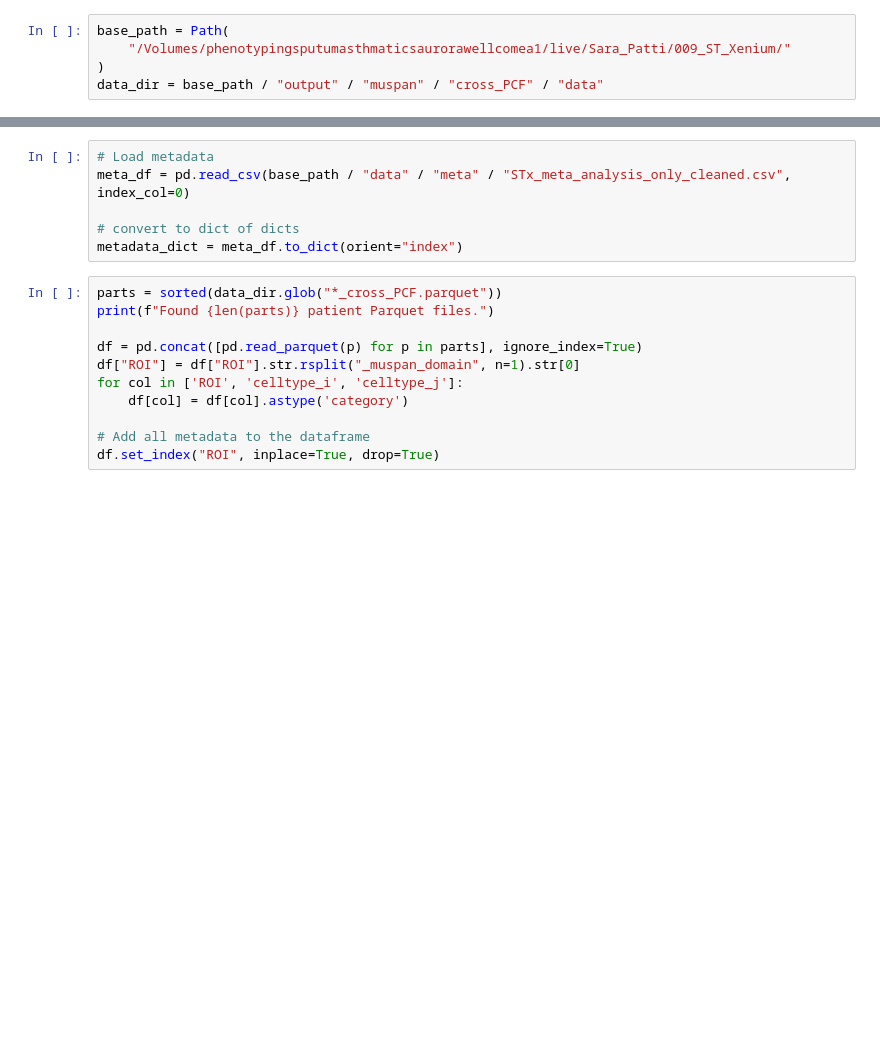
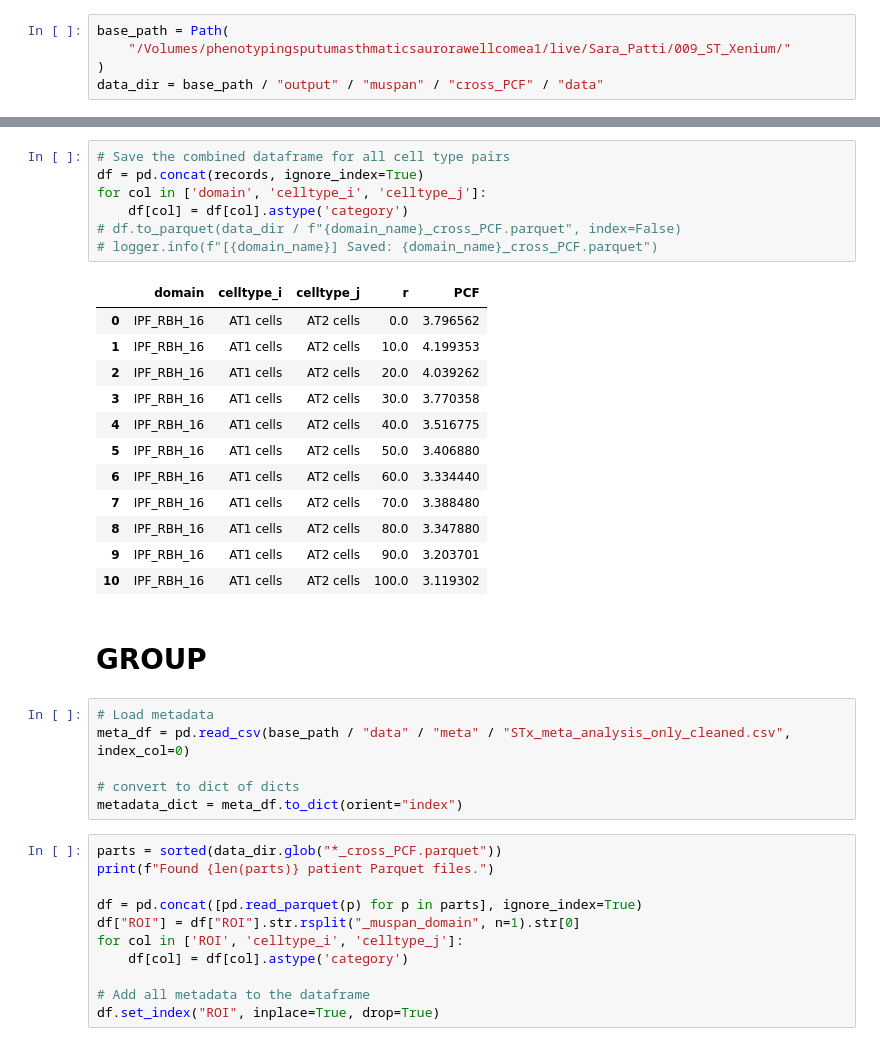
Before and after one commit to spatts14/AirScape_analysis, a Jupyter notebook: notebooks/cPCF_group.ipynb, the cells around one changed output, grey strips where cells are left out. Drawn from its saved outputs; the diff is of its cells as text; blank space fills up the shorter version.

```diff
--- a/notebooks/cPCF_group.ipynb
+++ b/notebooks/cPCF_group.ipynb
@@ -11,3 +133,25 @@ data_dir = base_path / "output" / "muspan" / "cross_PCF" / "data"
+# %%
+# Save the combined dataframe for all cell type pairs
+df = pd.concat(records, ignore_index=True)
+for col in ['domain', 'celltype_i', 'celltype_j']:
+    df[col] = df[col].astype('category')
+# df.to_parquet(data_dir / f"{domain_name}_cross_PCF.parquet", index=False)
+# logger.info(f"[{domain_name}] Saved: {domain_name}_cross_PCF.parquet")
+# %% [output]
+|  | domain | celltype_i | celltype_j | r | PCF |
+| 0 | IPF_RBH_16 | AT1 cells | AT2 cells | 0.0 | 3.796562 |
+| 1 | IPF_RBH_16 | AT1 cells | AT2 cells | 10.0 | 4.199353 |
+| 2 | IPF_RBH_16 | AT1 cells | AT2 cells | 20.0 | 4.039262 |
+| 3 | IPF_RBH_16 | AT1 cells | AT2 cells | 30.0 | 3.770358 |
+| 4 | IPF_RBH_16 | AT1 cells | AT2 cells | 40.0 | 3.516775 |
+| 5 | IPF_RBH_16 | AT1 cells | AT2 cells | 50.0 | 3.406880 |
+| 6 | IPF_RBH_16 | AT1 cells | AT2 cells | 60.0 | 3.334440 |
+| 7 | IPF_RBH_16 | AT1 cells | AT2 cells | 70.0 | 3.388480 |
+| 8 | IPF_RBH_16 | AT1 cells | AT2 cells | 80.0 | 3.347880 |
+| 9 | IPF_RBH_16 | AT1 cells | AT2 cells | 90.0 | 3.203701 |
+| 10 | IPF_RBH_16 | AT1 cells | AT2 cells | 100.0 | 3.119302 |
+# %% [markdown]
+# GROUP
 # %%
 # Load metadata
 meta_df = pd.read_csv(base_path / "data" / "meta" / "STx_meta_analysis_only_cleaned.csv", index_col=0)
```
Also changed, not shown: parts of 6 cells of this notebook, 1 other file.
